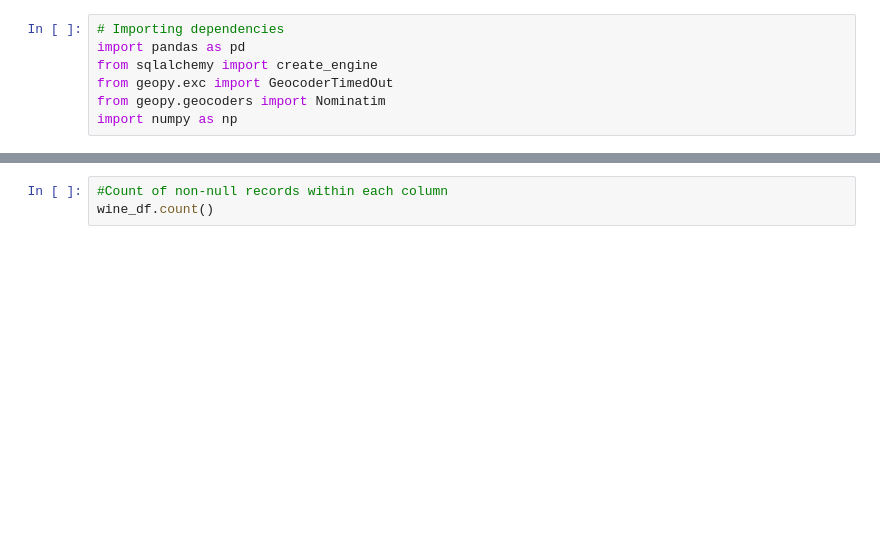
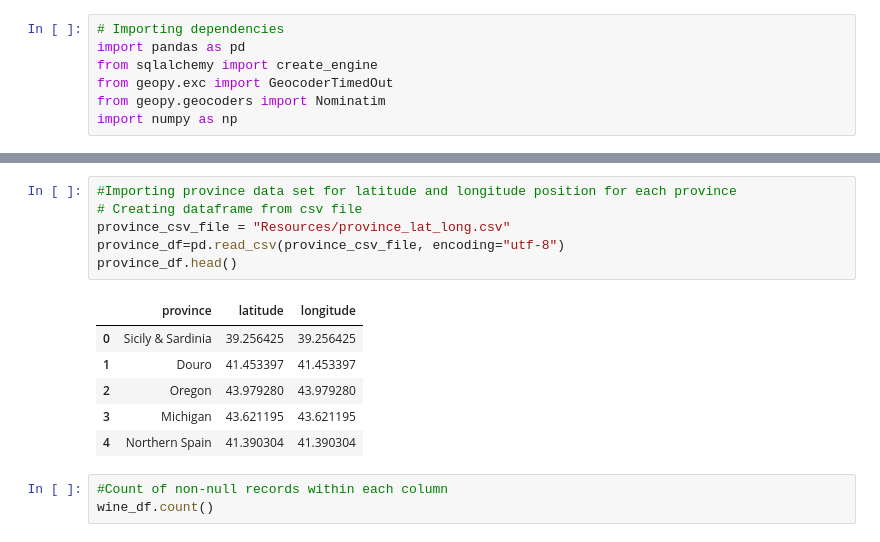
Before and after one commit to Kphad20/ETL-Project-Group5, a Jupyter notebook: Wine_db.ipynb, the cells around one changed output, grey strips where cells are left out. Saved outputs shown, nothing was run; the diff lists cells and outputs as text; blank space fills up the shorter version.

Commit message:
Created notebook for creating province.csv containing lat and long info.. Imported province.csv and updated schema.sql

```diff
--- a/Wine_db.ipynb
+++ b/Wine_db.ipynb
@@ -17,6 +17,19 @@ wine_df.head()
 | 2 | 2 | US | Tart and snappy, the flavors of l... | NaN | 87 | 14.0 | Oregon | Willamette Valley | Willamette Valley | ... |
 | 3 | 3 | US | Pineapple rind, lemon pith and or... | Reserve Late Harvest | 87 | 13.0 | Michigan | Lake Michigan Shore | NaN | ... |
 | 4 | 4 | US | Much like the regular bottling fr... | Vintner's Reserve Wild Child Block | 87 | 65.0 | Oregon | Willamette Valley | Willamette Valley | ... |
+# %%
+#Importing province data set for latitude and longitude position for each province
+# Creating dataframe from csv file
+province_csv_file = "Resources/province_lat_long.csv"
+province_df=pd.read_csv(province_csv_file, encoding="utf-8")
+province_df.head()
+# %% [output]
+|  | province | latitude | longitude |
+| 0 | Sicily & Sardinia | 39.256425 | 39.256425 |
+| 1 | Douro | 41.453397 | 41.453397 |
+| 2 | Oregon | 43.979280 | 43.979280 |
+| 3 | Michigan | 43.621195 | 43.621195 |
+| 4 | Northern Spain | 41.390304 | 41.390304 |
 # %%
 #Count of non-null records within each column
 wine_df.count()
```
Also changed, not shown: parts of 7 cells of this notebook, 3 other files.
